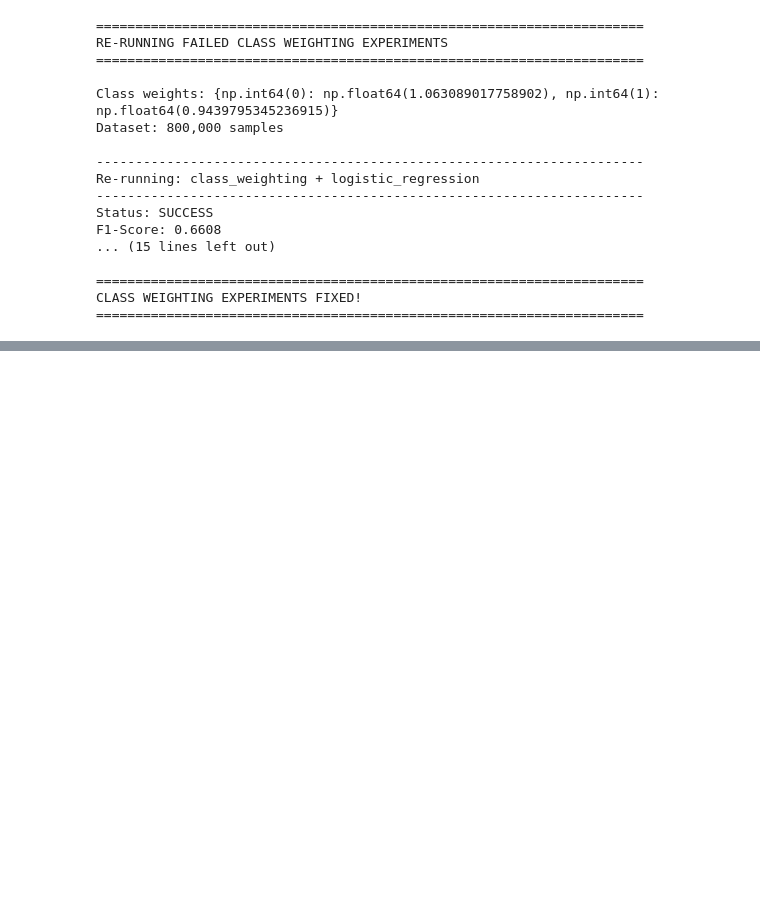
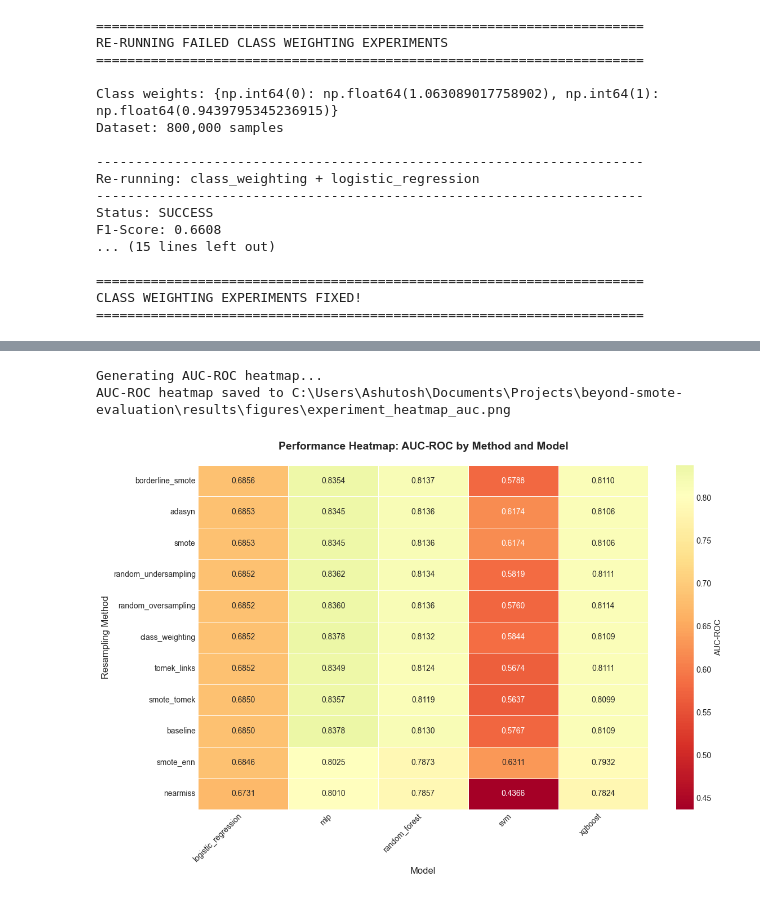
Before and after one commit to ashu-tagore/beyond_smote_evaluation, a Jupyter notebook: notebooks/04_ML_Experiments.ipynb, the cells around one changed output, grey strips where cells are left out. Cells and saved outputs as stored; diff of their text form; code cells hidden in the pictures; blank space fills up the shorter version.

```diff
--- a/notebooks/04_ML_Experiments.ipynb
+++ b/notebooks/04_ML_Experiments.ipynb
@@ -879,0 +1144,49 @@ CLASS WEIGHTING EXPERIMENTS FIXED!
+# %%
+# Cell 15: Creating Performance Heatmap (AUC-ROC)
+# Visualizing experiments by AUC-ROC score
+# 11×5 heatmap showing AUC-ROC
+
+print("Generating AUC-ROC heatmap...")
+
+# Creating pivot table
+auc_heatmap_data = successful_df.pivot_table(
+    values='auc_roc',
+    index='resampling_method',
+    columns='model',
+    aggfunc='mean'
+)
+
+# Sorting
+auc_heatmap_data = auc_heatmap_data.sort_values(by=auc_heatmap_data.columns[0],
+                                                 ascending=False)
+
+# Creating figure
+fig, ax = plt.subplots(figsize=(12, 8))
+
+# Creating heatmap
+sns.heatmap(auc_heatmap_data, annot=True, fmt='.4f', cmap='RdYlGn',
+            center=successful_df['auc_roc'].median(),
+            linewidths=0.5, cbar_kws={'label': 'AUC-ROC'},
+            ax=ax)
+
+# Formatting
+ax.set_title('Performance Heatmap: AUC-ROC by Method and Model',
+             fontsize=14, fontweight='bold', pad=20)
+ax.set_xlabel('Model', fontsize=12)
+ax.set_ylabel('Resampling Method', fontsize=12)
+
+plt.xticks(rotation=45, ha='right')
+plt.yticks(rotation=0)
+
+plt.tight_layout()
+
+# Saving
+auc_heatmap_path = FIGURE_OUTPUT / 'experiment_heatmap_auc.png'
+plt.savefig(auc_heatmap_path, dpi=DPI_VALUE, bbox_inches='tight')
+print(f"AUC-ROC heatmap saved to {auc_heatmap_path}")
+
+plt.show()
+# %% [output]
+Generating AUC-ROC heatmap...
+AUC-ROC heatmap saved to C:\Users\Ashutosh\Documents\Projects\beyond-smote-evaluation\results\figures\experiment_heatmap_auc.png
+[figure, added]
```
Also changed, not shown: parts of 5 cells of this notebook.
